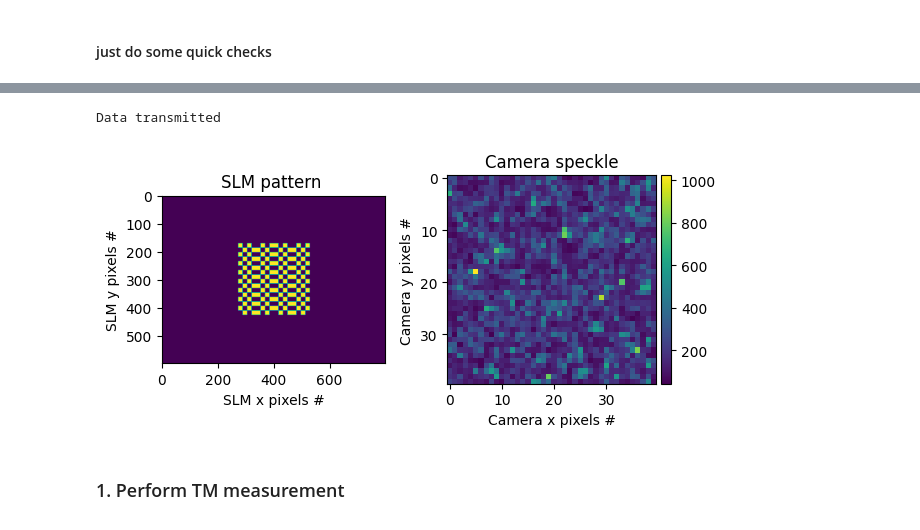
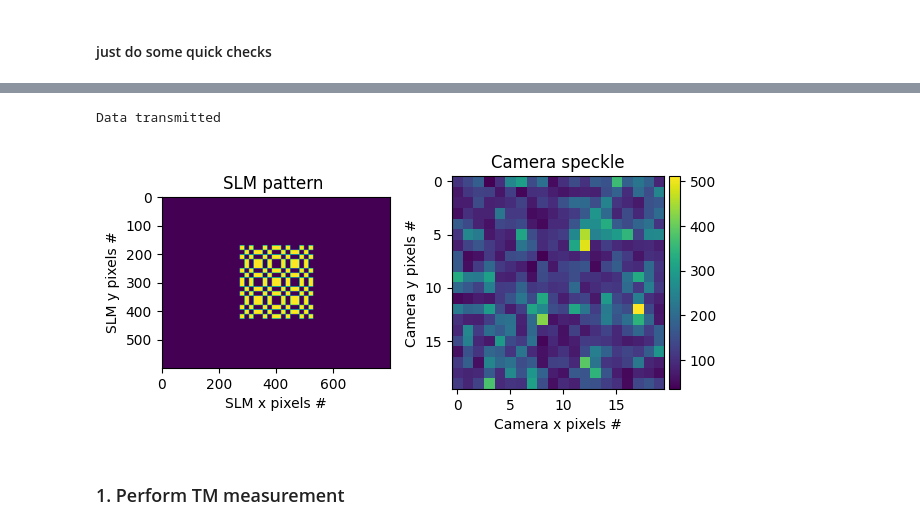
Before and after one commit to alextavern/slmoptim, a Jupyter notebook: notebooks/TM_measurement.ipynb, the cells around one changed output, grey strips where cells are left out. Cells and saved outputs as stored; diff of their text form; code cells hidden in the pictures.

```diff
--- a/notebooks/TM_measurement.ipynb
+++ b/notebooks/TM_measurement.ipynb
@@ -107,13 +108,15 @@ path = '/home/optomeca/Documents/measurements'
 # %%
 init = InitExperiment(roi_size, off, bins, exposure_time, gain, timeout)
 camera = init.init_cam()
-slm = init.init_slm()
+# slm = init.init_slm()
 
 frame = camera.get_pending_frame_or_null()
 frame = np.copy(frame.image_buffer)
 plt.imshow(frame)
+
 plt.colorbar()
 # init.close_cam()
+
 
 
 # print(frame.shape)
@@ -137,8 +140,8 @@ Data transmitted
 # %%
 pattern, frame = check(slm, camera,
-                       num_in, (1, 5), slm_macropixel)
+                       num_in, (5, 5), slm_macropixel)
 # %% [output]
 Data transmitted
-[figure, old version]
+[figure, new version]
 # %% [markdown]
 ### 1. Perform TM measurement
```
Also changed, not shown: parts of 16 cells of this notebook, 12 other files.
